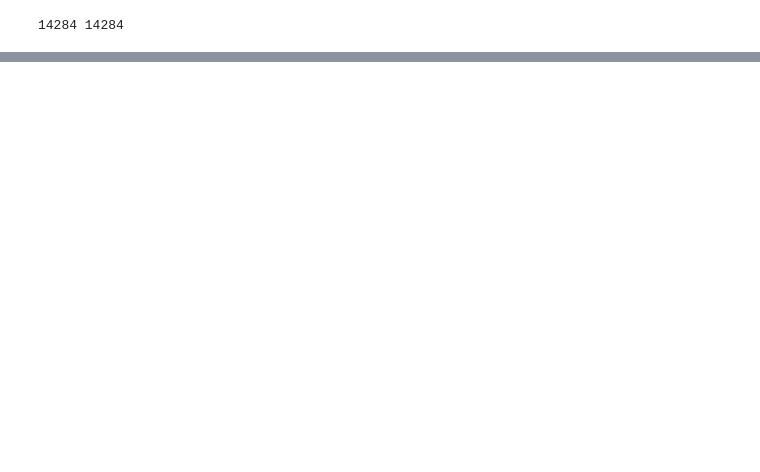
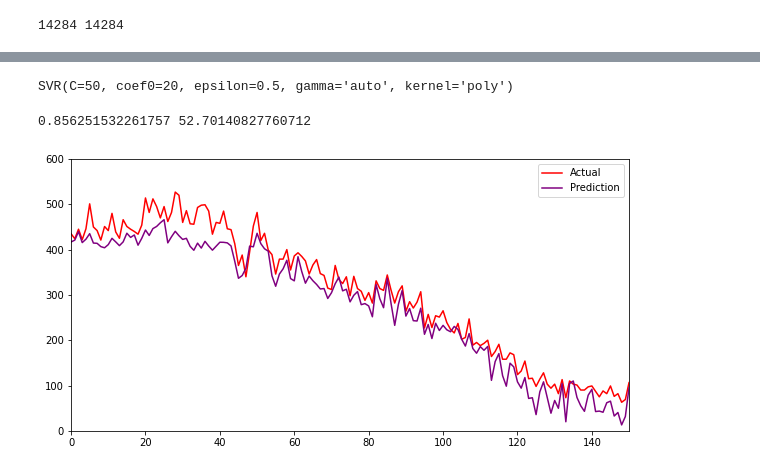
Before and after one commit to fredrikkortet/mt-hh, a Jupyter notebook: SVR.ipynb, the cells around one changed output, grey strips where cells are left out. Cells and saved outputs as stored; diff of their text form; code cells hidden in the pictures; blank space fills up the shorter version.

```diff
--- a/SVR.ipynb
+++ b/SVR.ipynb
@@ -111,0 +87,38 @@ plt.show()
+# %%
+scalered = MinMaxScaler(feature_range=(0, 1))
+trainX = train_data_scaled[:,1]
+trainX = scalered.fit_transform(trainX.reshape(-1,1))
+testX = test_data_scaled[:,1]
+testX = scalered.fit_transform(testX.reshape(-1,1))
+# %%
+X_trains, Y_trains  = trainX , train_data_scaled[:,0]
+X_tests , Y_tests =  testX, test_data_scaled[:,0]
+# %%
+
+# Creating the SVR model with linear kernel
+regressor1 = SVR(kernel="poly", C=50, gamma="auto",epsilon=0.5 ,degree=3, coef0=20)
+# Fitting the model on the training data
+regressor1.fit(X_trains, Y_trains)
+# %% [output]
+SVR(C=50, coef0=20, epsilon=0.5, gamma='auto', kernel='poly')
+# %%
+
+# Predicting the values of Y for the testing data
+Y_preds = regressor1.predict(X_tests)
+
+r2_scaled = r2_score(Y_tests, Y_preds)
+# Calculate root mean squared error
+rmse_scaled = sqrt(mean_squared_error(Y_tests,y_pred=Y_preds))
+print(r2_scaled, rmse_scaled)
+# %% [output]
+0.856251532261757 52.70140827760712
+# %%
+plt.figure(figsize=(10,5))
+plt.plot(Y_tests,color = 'red',label = 'Actual')
+plt.plot(Y_preds,color = 'purple',label = 'Prediction')
+plt.legend()
+plt.xlim(0,150)
+plt.ylim(0,600)
+plt.show()
+# %% [output]
+[figure, added]
```
Also changed, not shown: parts of 12 cells of this notebook.
